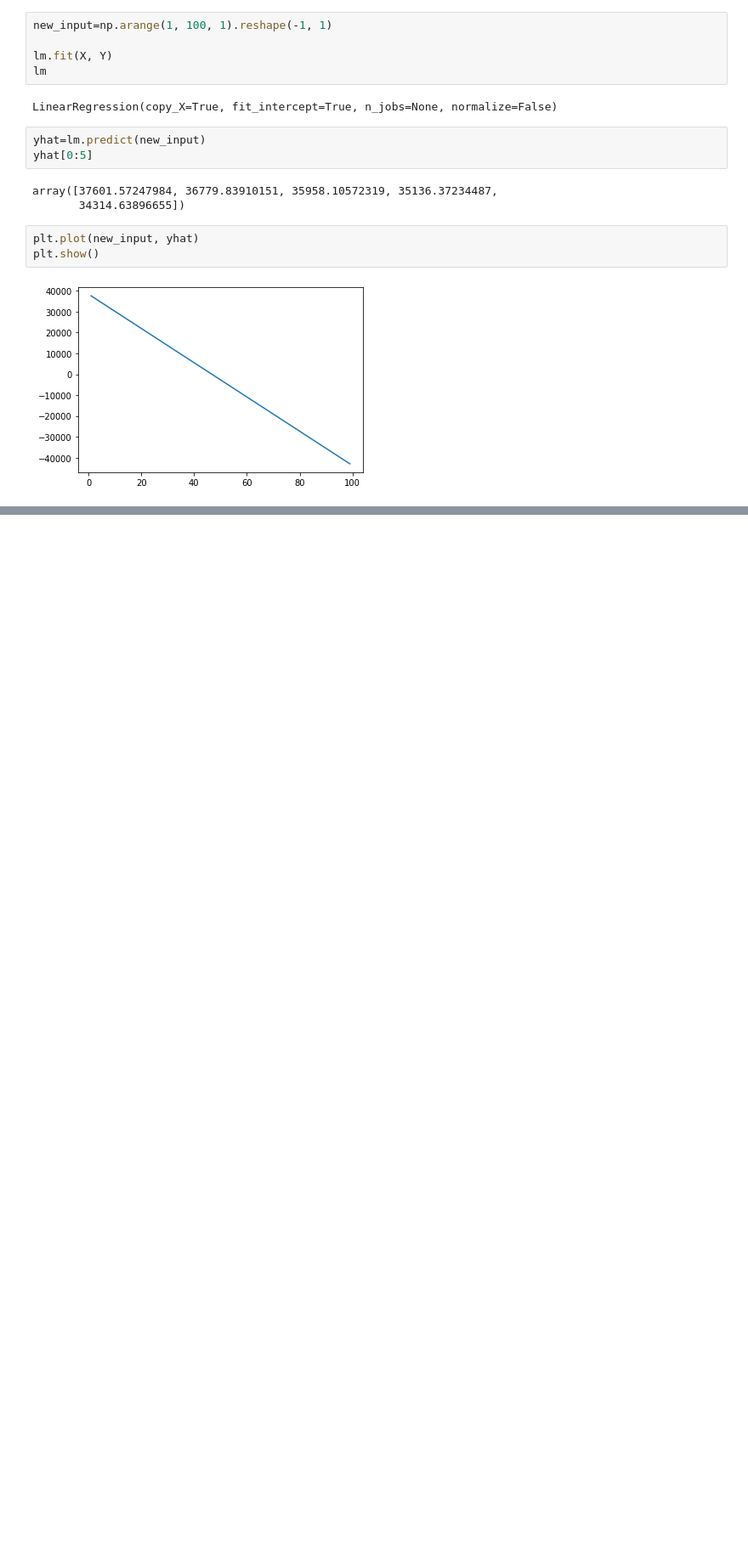
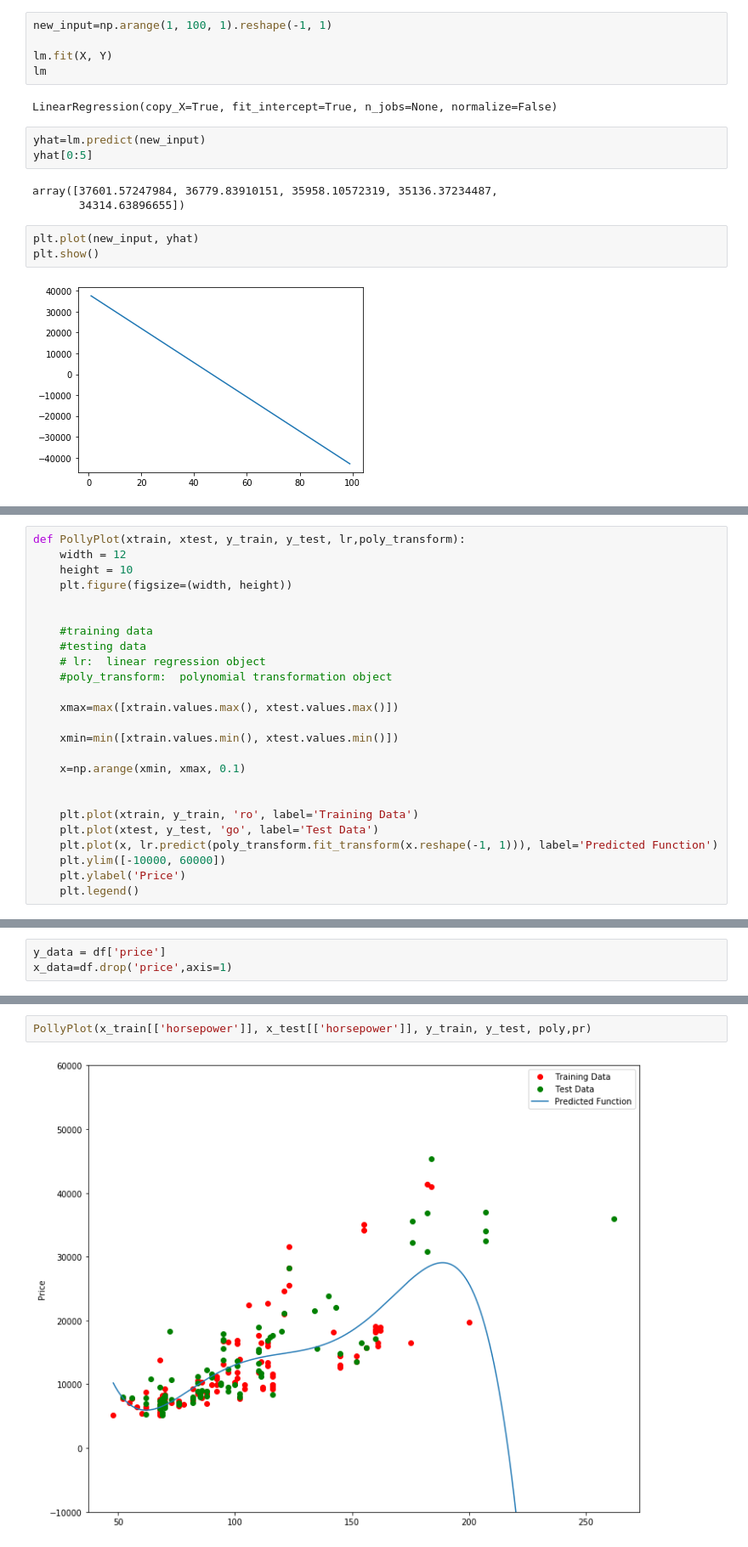
Before and after one commit to hahafael/IBM-s_data_science_course, a Jupyter notebook: wrapping_up_on_the_automobile_dataset.ipynb, the cells around one changed output, grey strips where cells are left out. Shown at 85% size. Cells and saved outputs as stored; diff of their text form; blank space fills up the shorter version.

```diff
--- a/wrapping_up_on_the_automobile_dataset.ipynb
+++ b/wrapping_up_on_the_automobile_dataset.ipynb
@@ -1192,0 +1239,25 @@ Analyzing the results, we see that the **Multiple Linear Regression** is the gre
+# %%
+def PollyPlot(xtrain, xtest, y_train, y_test, lr,poly_transform):
+    width = 12
+    height = 10
+    plt.figure(figsize=(width, height))
+
+
+    #training data
+    #testing data
+    # lr:  linear regression object
+    #poly_transform:  polynomial transformation object
+
+    xmax=max([xtrain.values.max(), xtest.values.max()])
+
+    xmin=min([xtrain.values.min(), xtest.values.min()])
+
+    x=np.arange(xmin, xmax, 0.1)
+
+
+    plt.plot(xtrain, y_train, 'ro', label='Training Data')
+    plt.plot(xtest, y_test, 'go', label='Test Data')
+    plt.plot(x, lr.predict(poly_transform.fit_transform(x.reshape(-1, 1))), label='Predicted Function')
+    plt.ylim([-10000, 60000])
+    plt.ylabel('Price')
+    plt.legend()
@@ -1192,0 +1266,3 @@ Analyzing the results, we see that the **Multiple Linear Regression** is the gre
+# %%
+y_data = df['price']
+x_data=df.drop('price',axis=1)
@@ -1192,0 +1398,4 @@ Analyzing the results, we see that the **Multiple Linear Regression** is the gre
+# %%
+PollyPlot(x_train[['horsepower']], x_test[['horsepower']], y_train, y_test, poly,pr)
+# %% [output]
+[figure, added]
```
Also changed, not shown: parts of 71 cells of this notebook.
